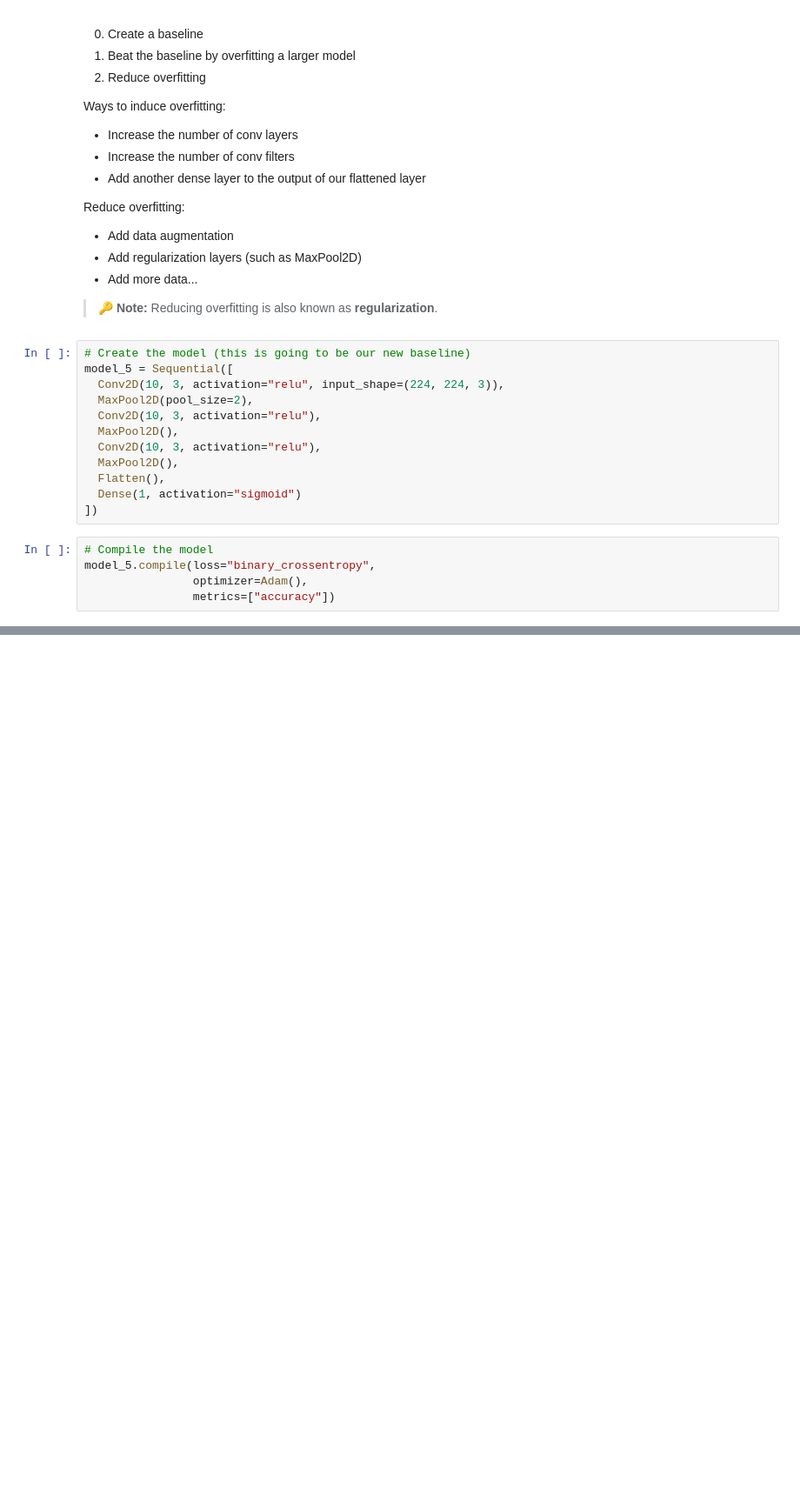
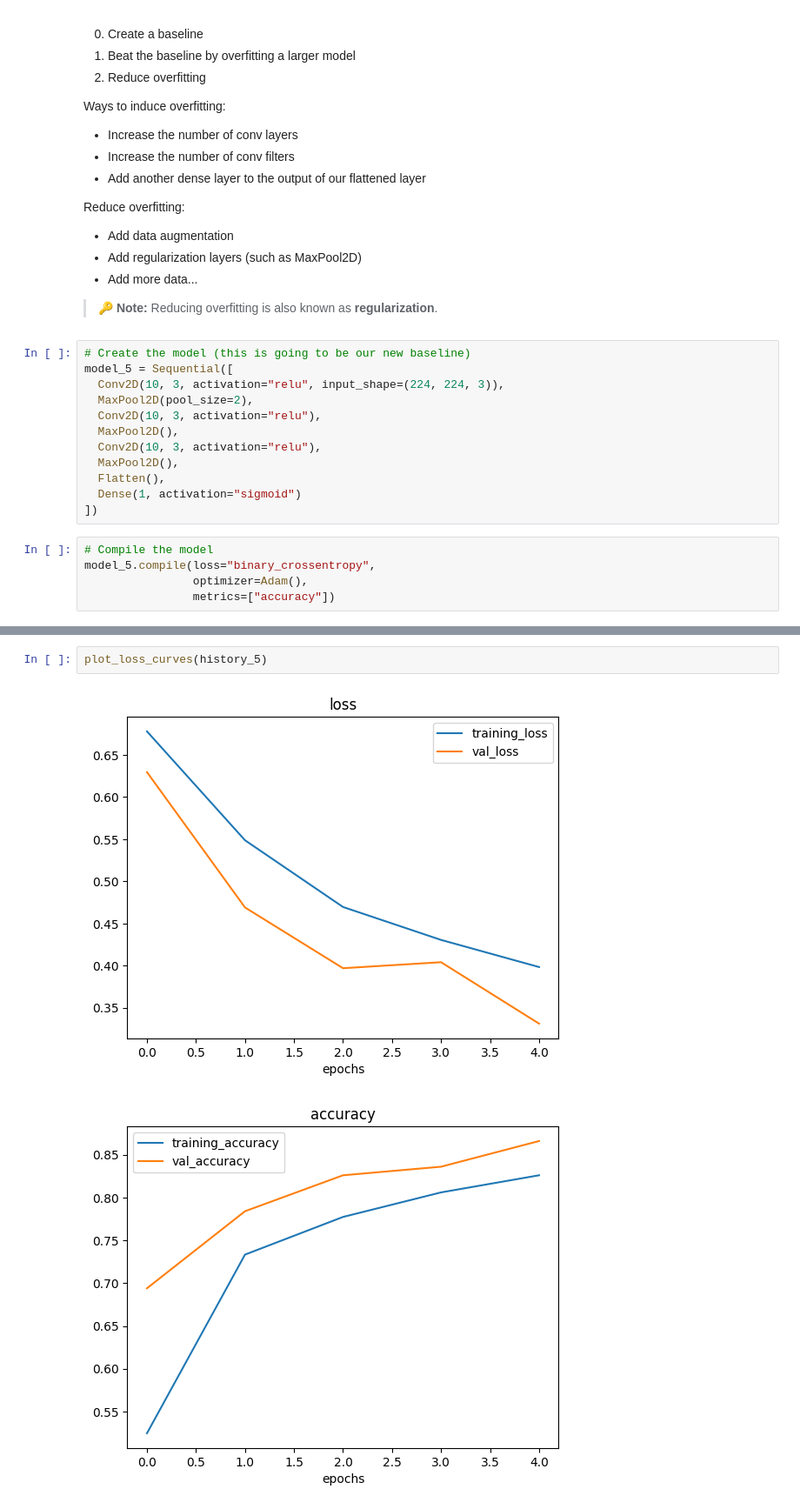
Before and after one commit to shapi88/tensorflow_book, a Jupyter notebook: 03_convolutional_neural_networks_with_tensorflow.ipynb, the cells around one changed output, grey strips where cells are left out. Shown: that part at 87% size. Drawn from its saved outputs; the diff is of its cells as text; blank space fills up the shorter version.

```diff
--- a/03_convolutional_neural_networks_with_tensorflow.ipynb
+++ b/03_convolutional_neural_networks_with_tensorflow.ipynb
@@ -762,0 +761,5 @@ Epoch 5/5
+# %%
+plot_loss_curves(history_5)
+# %% [output]
+[figure, added]
+[figure, added]
```
Also changed, not shown: parts of 15 cells of this notebook.
